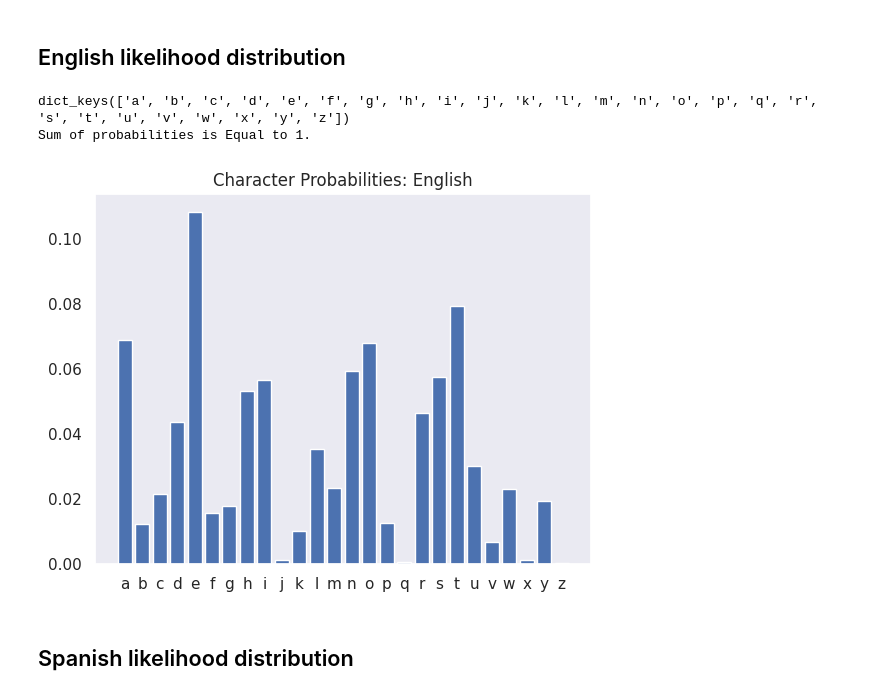
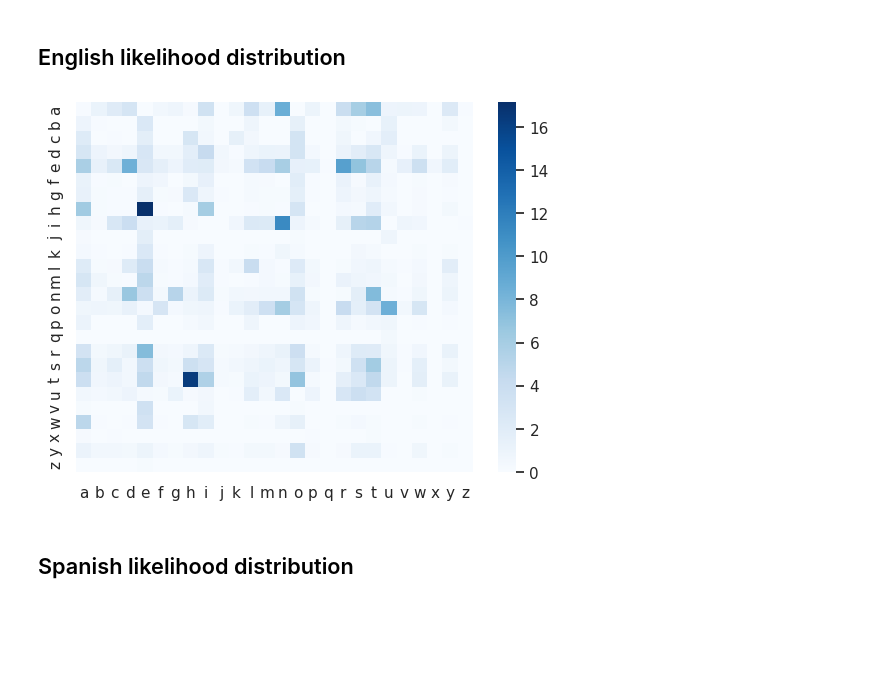
Before and after one commit to jrsalgadoASW/hw3_language_model_joint_conditional, a Jupyter notebook: model_creation.ipynb, the cells around one changed output. Cells and saved outputs as stored; diff of their text form; code cells hidden in the pictures; blank space fills up the shorter version.

Commit message:
Joint possibilities matrix done

```diff
--- a/model_creation.ipynb
+++ b/model_creation.ipynb
@@ -76,15 +123,12 @@ def check_probabilities_sum(propabilities: dict)->bool:
     return sum_eq_one
 # %% [markdown]
 ## English likelihood distribution
-# %%
-EN_dist = get_character_count(short_story_english)
-EN_dist = get_character_probabilities(EN_dist,short_story_english)
-check_probabilities_sum(EN_dist)
-#Plotting the normalized distribution of the english story:
-graph_character_likelihood(EN_dist, "Character Probabilities: English")
-# %% [output]
-dict_keys(['a', 'b', 'c', 'd', 'e', 'f', 'g', 'h', 'i', 'j', 'k', 'l', 'm', 'n', 'o', 'p', 'q', 'r', 's', 't', 'u', 'v', 'w', 'x', 'y', 'z'])
-Sum of probabilities is Equal to 1.
-[figure, removed]
+# %%
+EN_dist = get_filled_biagram(short_story_name_english)
+# graph_matrix_heatmap(biagram)
+EN_dist = get_joint_probabilities(EN_dist)
+graph_matrix_heatmap(EN_dist)
+# %% [output]
+[figure, added]
 # %% [markdown]
 ## Spanish likelihood distribution
```
Also changed, not shown: parts of 8 cells of this notebook.
